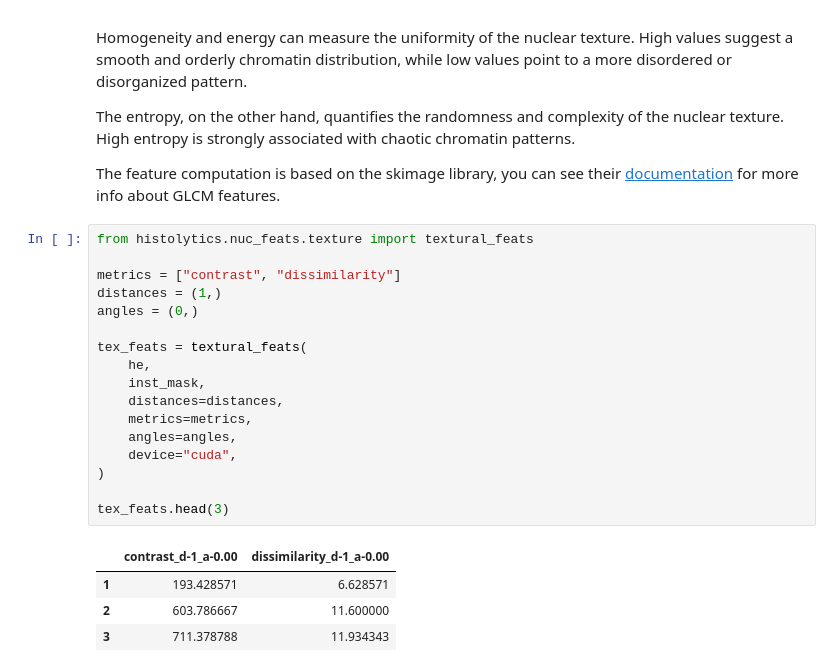
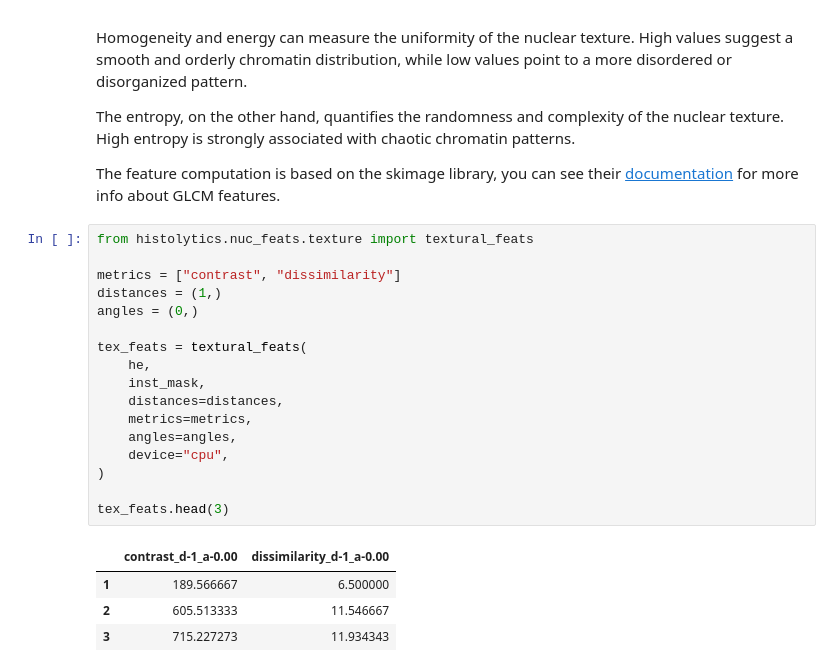
Before and after one commit to HautaniemiLab/histolytics, a Jupyter notebook: docs/user_guide/spatial/nuclear_features.ipynb, the cells around one changed output. Drawn from its saved outputs; the diff is of its cells as text.

```diff
--- a/docs/user_guide/spatial/nuclear_features.ipynb
+++ b/docs/user_guide/spatial/nuclear_features.ipynb
@@ -214,22 +214,22 @@ The feature computation is based on the skimage library, you can see their [docu
 # %%
 from histolytics.nuc_feats.texture import textural_feats
 
 metrics = ["contrast", "dissimilarity"]
 distances = (1,)
 angles = (0,)
 
 tex_feats = textural_feats(
     he,
     inst_mask,
     distances=distances,
     metrics=metrics,
     angles=angles,
-    device="cuda",
+    device="cpu",
 )
 
 tex_feats.head(3)
 # %% [output]
 |  | contrast_d-1_a-0.00 | dissimilarity_d-1_a-0.00 |
-| 1 | 193.428571 | 6.628571 |
-| 2 | 603.786667 | 11.600000 |
-| 3 | 711.378788 | 11.934343 |
+| 1 | 189.566667 | 6.500000 |
+| 2 | 605.513333 | 11.546667 |
+| 3 | 715.227273 | 11.934343 |
```
Also changed, not shown: parts of 4 cells of this notebook, 2 other files.
